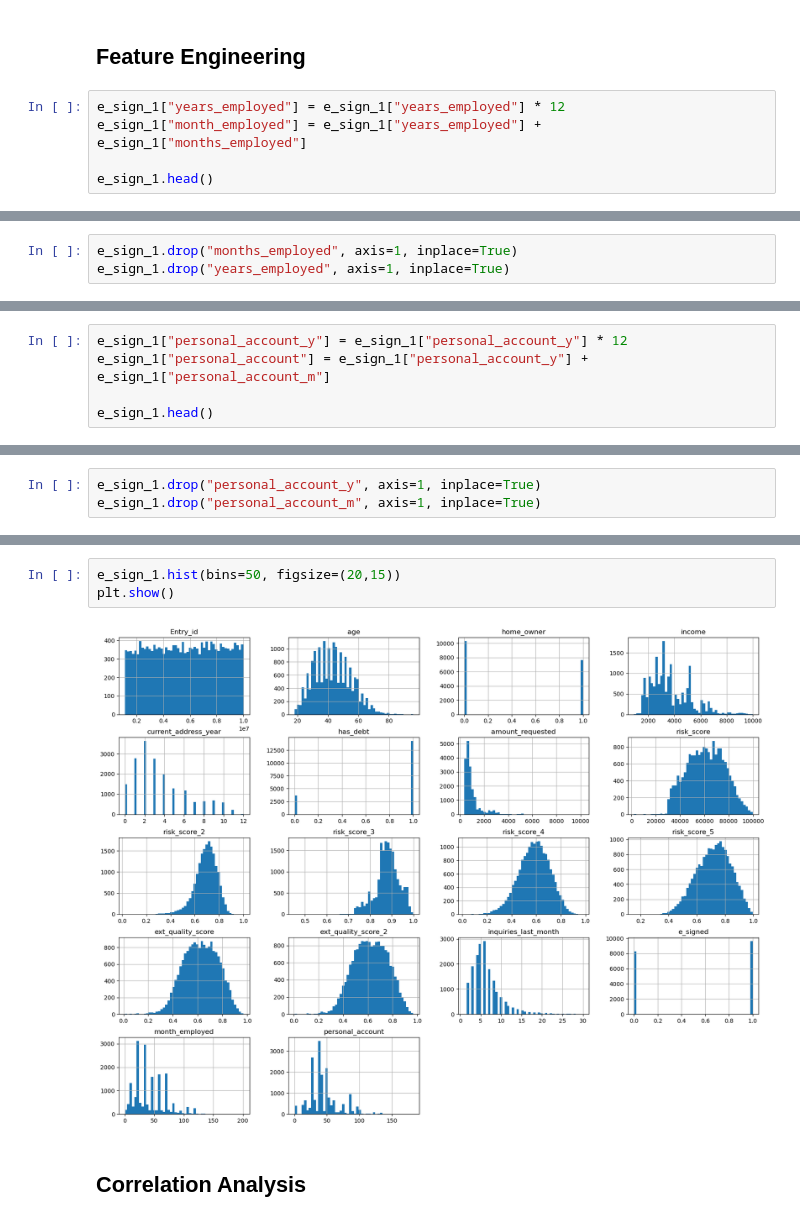
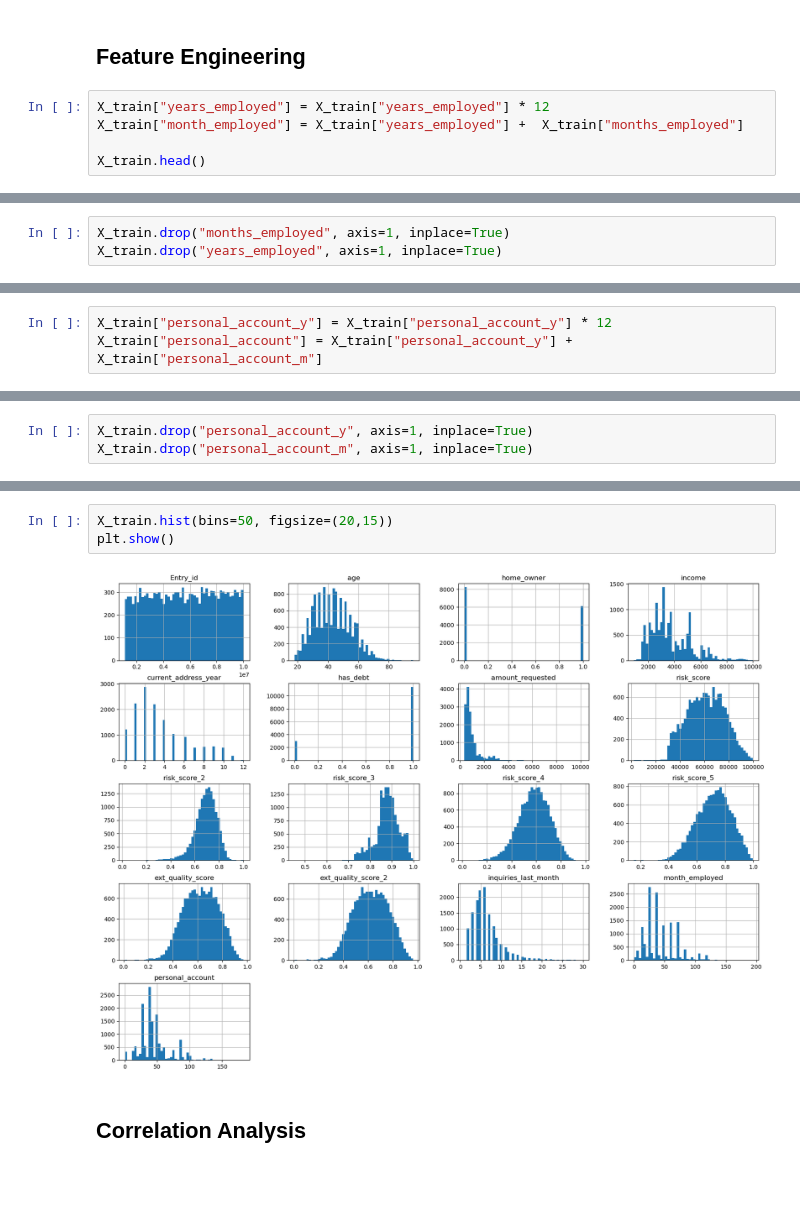
Before and after one commit to Fawazaro213/financial-data-project, a Jupyter notebook: e-sign-prediction.ipynb, the cells around one changed output, grey strips where cells are left out. Cells and saved outputs as stored; diff of their text form; blank space fills up the shorter version.

```diff
--- a/e-sign-prediction.ipynb
+++ b/e-sign-prediction.ipynb
@@ -89,9 +209,9 @@ e_sign_1.shape
 # %% [markdown]
 ## Feature Engineering
 # %%
-e_sign_1["years_employed"] = e_sign_1["years_employed"] * 12
-e_sign_1["month_employed"] = e_sign_1["years_employed"] +  e_sign_1["months_employed"]
+X_train["years_employed"] = X_train["years_employed"] * 12
+X_train["month_employed"] = X_train["years_employed"] +  X_train["months_employed"]
 
-e_sign_1.head()
+X_train.head()
 # %% [output]
 |  | Entry_id | age | pay_schedule | home_owner | income | months_employed | years_employed | ... |
@@ -104,4 +224,4 @@ e_sign_1.head()
 # %%
-e_sign_1.drop("months_employed", axis=1, inplace=True)
-e_sign_1.drop("years_employed", axis=1, inplace=True)
+X_train.drop("months_employed", axis=1, inplace=True)
+X_train.drop("years_employed", axis=1, inplace=True)
 # %%
@@ -116,5 +236,3 @@ e_sign_1.head()
 # %%
-e_sign_1["personal_account_y"] = e_sign_1["personal_account_y"] * 12
-e_sign_1["personal_account"] = e_sign_1["personal_account_y"] +  e_sign_1["personal_account_m"]
-
-e_sign_1.head()
+X_train["personal_account_y"] = X_train["personal_account_y"] * 12
+X_train["personal_account"] = X_train["personal_account_y"] +  X_train["personal_account_m"]
@@ -129,4 +248,4 @@ e_sign_1.head()
 # %%
-e_sign_1.drop("personal_account_y", axis=1, inplace=True)
-e_sign_1.drop("personal_account_m", axis=1, inplace=True)
+X_train.drop("personal_account_y", axis=1, inplace=True)
+X_train.drop("personal_account_m", axis=1, inplace=True)
 # %%
@@ -141,8 +260,8 @@ e_sign_1.head()
 # %%
-e_sign_1.hist(bins=50, figsize=(20,15))
+X_train.hist(bins=50, figsize=(20,15))
 plt.show()
 # %% [output]
-[figure, old version]
+[figure, new version]
 # %% [markdown]
 ## Correlation Analysis
 # %%
```
Also changed, not shown: parts of 56 cells of this notebook.
